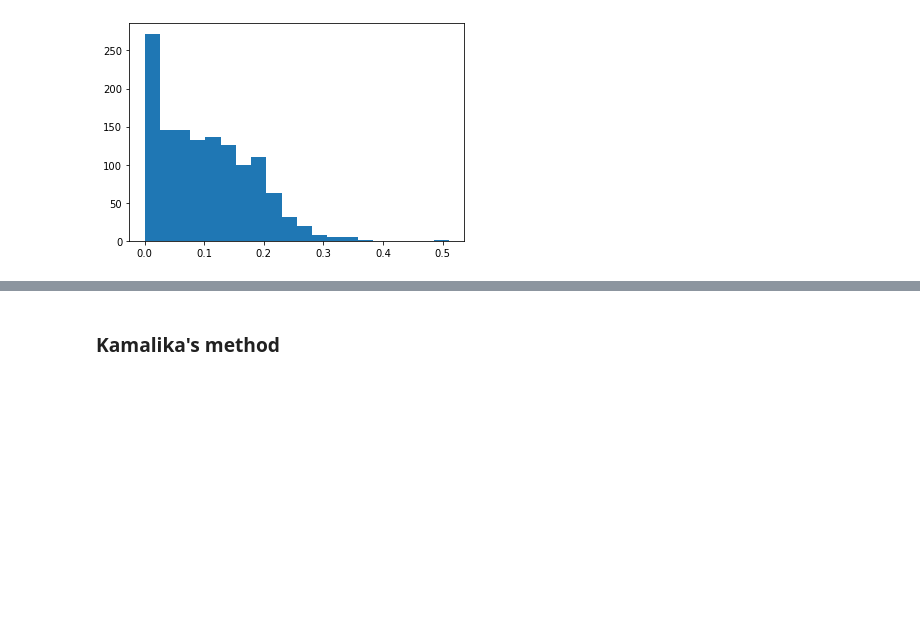
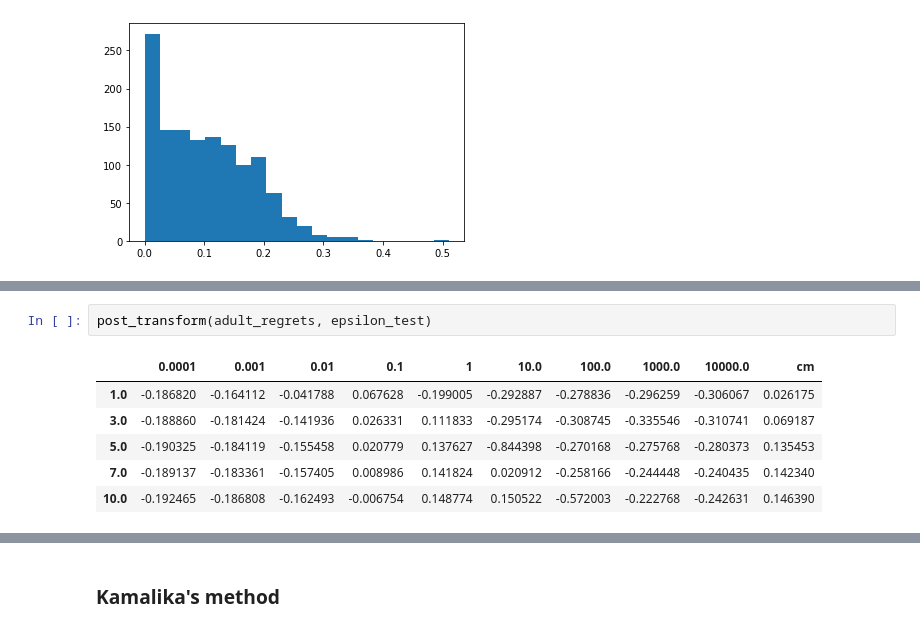
Before and after one commit to jimola/S18_Research, a Jupyter notebook: Python/LogRegChoice.ipynb, the cells around one changed output, grey strips where cells are left out. Drawn from its saved outputs; the diff is of its cells as text; blank space fills up the shorter version.

```diff
--- a/Python/LogRegChoice.ipynb
+++ b/Python/LogRegChoice.ipynb
@@ -401,0 +407,9 @@ magic_errors = pd.concat(magic_errors, ignore_index=True)
+# %%
+post_transform(adult_regrets, epsilon_test)
+# %% [output]
+|  | 0.0001 | 0.001 | 0.01 | 0.1 | 1 | 10.0 | 100.0 | 1000.0 | 10000.0 | cm |
+| 1.0 | -0.186820 | -0.164112 | -0.041788 | 0.067628 | -0.199005 | -0.292887 | -0.278836 | -0.296259 | -0.306067 | 0.026175 |
+| 3.0 | -0.188860 | -0.181424 | -0.141936 | 0.026331 | 0.111833 | -0.295174 | -0.308745 | -0.335546 | -0.310741 | 0.069187 |
+| 5.0 | -0.190325 | -0.184119 | -0.155458 | 0.020779 | 0.137627 | -0.844398 | -0.270168 | -0.275768 | -0.280373 | 0.135453 |
+| 7.0 | -0.189137 | -0.183361 | -0.157405 | 0.008986 | 0.141824 | 0.020912 | -0.258166 | -0.244448 | -0.240435 | 0.142340 |
+| 10.0 | -0.192465 | -0.186808 | -0.162493 | -0.006754 | 0.148774 | 0.150522 | -0.572003 | -0.222768 | -0.242631 | 0.146390 |
```
Also changed, not shown: parts of 56 cells of this notebook, 8 other files.
